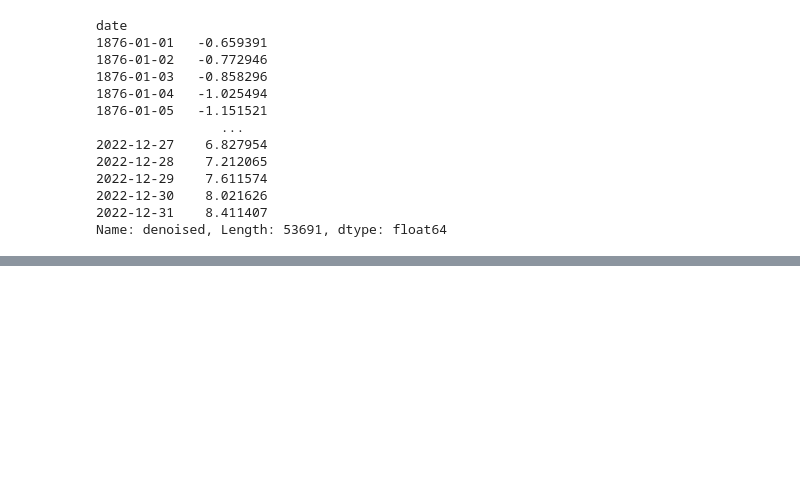
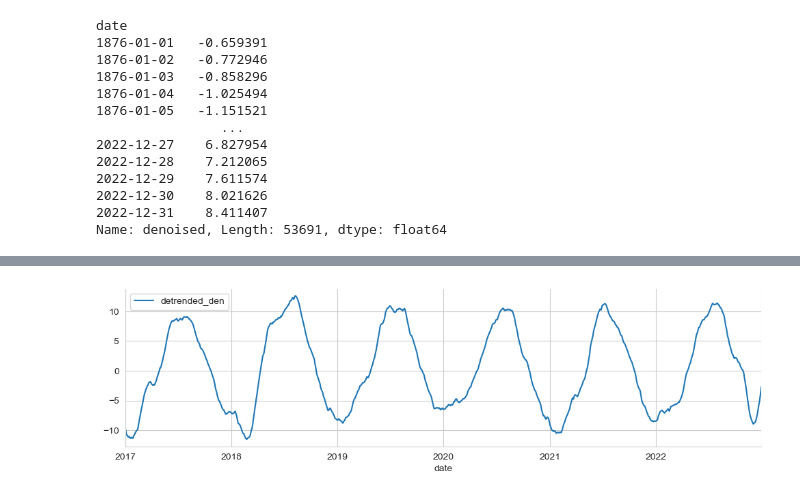
Before and after one commit to ElizavetaBugaeva/bootcamp_projects, a Jupyter notebook: week_07/weekly_project/Project_code.ipynb, the cells around one changed output, grey strips where cells are left out. Saved outputs shown, nothing was run; the diff lists cells and outputs as text; code cells hidden in the pictures; blank space fills up the shorter version.

```diff
--- a/week_07/weekly_project/Project_code.ipynb
+++ b/week_07/weekly_project/Project_code.ipynb
@@ -198,0 +315,9 @@ train['denoised']['2017-01-01':'2022-12-31'].plot()
+# %%
+train['detrended_den'] = train['denoised'] - train['trend_denoised']
+# %%
+mpl.rc('figure',figsize=(12,3),dpi=100)
+
+train['detrended_den']['2017-01-01':'2022-12-31'].plot(legend=True)
+sns.despine()
+# %% [output]
+[figure, added]
```
Also changed, not shown: parts of 46 cells of this notebook.
